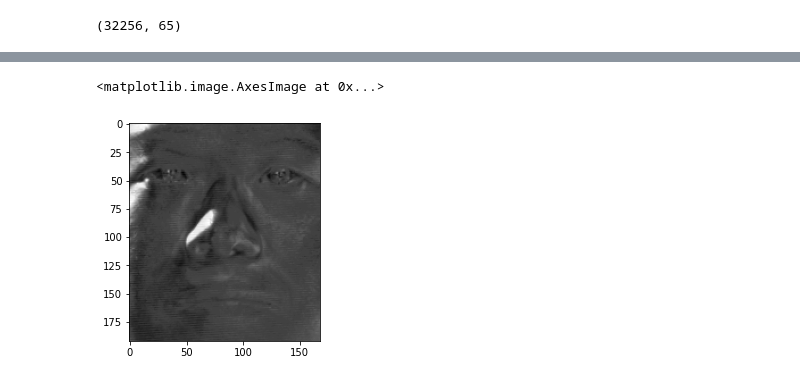
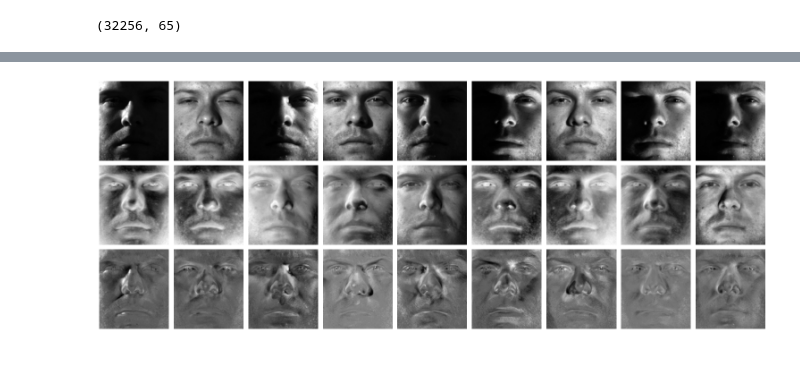
Before and after one commit to sverdoot/robust-pca, a Jupyter notebook: notebooks/RPCA with compressed data.ipynb, the cells around one changed output, grey strips where cells are left out. Saved outputs shown, nothing was run; the diff lists cells and outputs as text; code cells hidden in the pictures.

```diff
--- a/notebooks/RPCA with compressed data.ipynb
+++ b/notebooks/RPCA with compressed data.ipynb
@@ -70,5 +63,19 @@ plt.imshow((P @ np.linalg.pinv(C))[:, 30].reshape(faces[0].shape), cmap="gray")
-# %%
-plt.imshow(S[:, 0].reshape(faces[0].shape), cmap="gray")
-# %% [output]
-<matplotlib.image.AxesImage at 0x...>
-[figure, removed]
+# %%
+from matplotlib import pyplot as plt
+
+ncols = 9
+fig, axs = plt.subplots(3, ncols, figsize=(21, 8))
+
+for ax in axs.flatten():
+    ax.axis('off')
+
+for i in range(ncols):
+    without_shadow = P[:, i].reshape(faces[i].shape)
+    shadow = S[:, i].reshape(faces[i].shape)
+    axs[0, i].imshow(faces[i], cmap='gray')
+    axs[1, i].imshow(without_shadow, cmap='gray')
+    axs[2, i].imshow(shadow, cmap='gray')
+
+fig.tight_layout()
+# %% [output]
+[figure, added]
```
Also changed, not shown: parts of 6 cells of this notebook, 1 other file.
